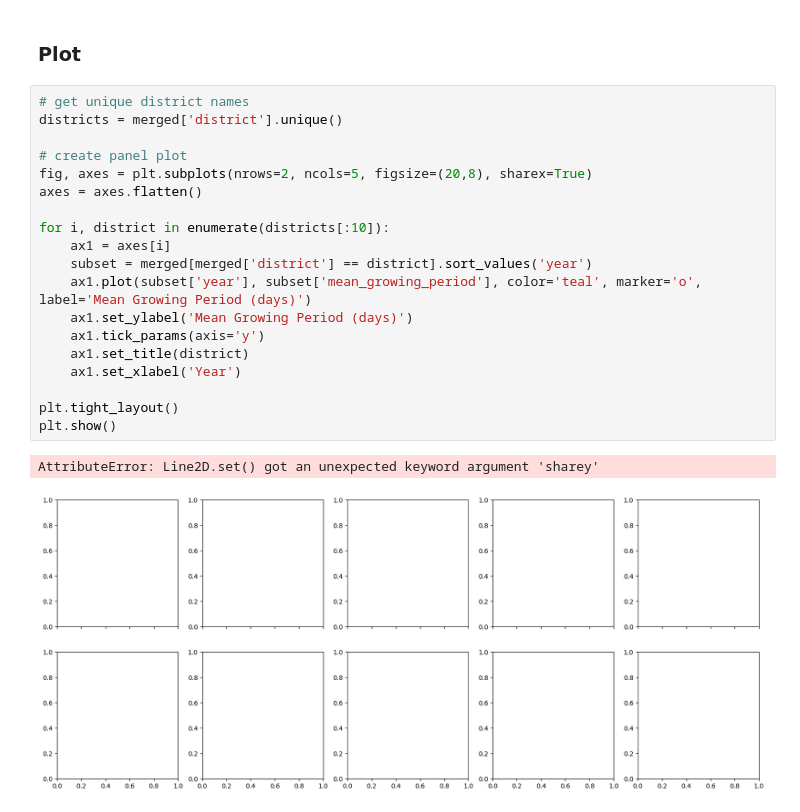
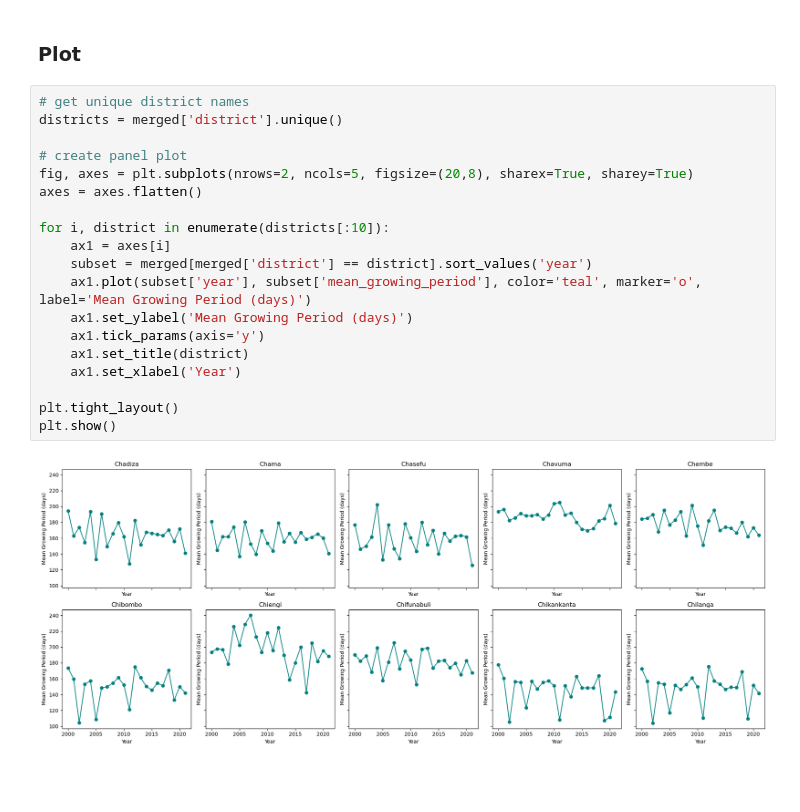
Before and after one commit to annamwaller/zambia, a Jupyter notebook: Growing_Season.ipynb, the cells around one changed output. Cells and saved outputs as stored; diff of their text form; blank space fills up the shorter version.

Commit message:
removed errors

```diff
--- a/Growing_Season.ipynb
+++ b/Growing_Season.ipynb
@@ -191,22 +191,21 @@ merged.head()
 # %%
 # get unique district names
 districts = merged['district'].unique()
 
 # create panel plot
-fig, axes = plt.subplots(nrows=2, ncols=5, figsize=(20,8), sharex=True)
+fig, axes = plt.subplots(nrows=2, ncols=5, figsize=(20,8), sharex=True, sharey=True)
 axes = axes.flatten()
 
 for i, district in enumerate(districts[:10]):
     ax1 = axes[i]
     subset = merged[merged['district'] == district].sort_values('year')
     ax1.plot(subset['year'], subset['mean_growing_period'], color='teal', marker='o', label='Mean Growing Period (days)')
     ax1.set_ylabel('Mean Growing Period (days)')
     ax1.tick_params(axis='y')
     ax1.set_title(district)
     ax1.set_xlabel('Year')
 
 plt.tight_layout()
 plt.show()
 # %% [output]
-AttributeError: Line2D.set() got an unexpected keyword argument 'sharey'
-[figure, old version]
+[figure, new version]
```
